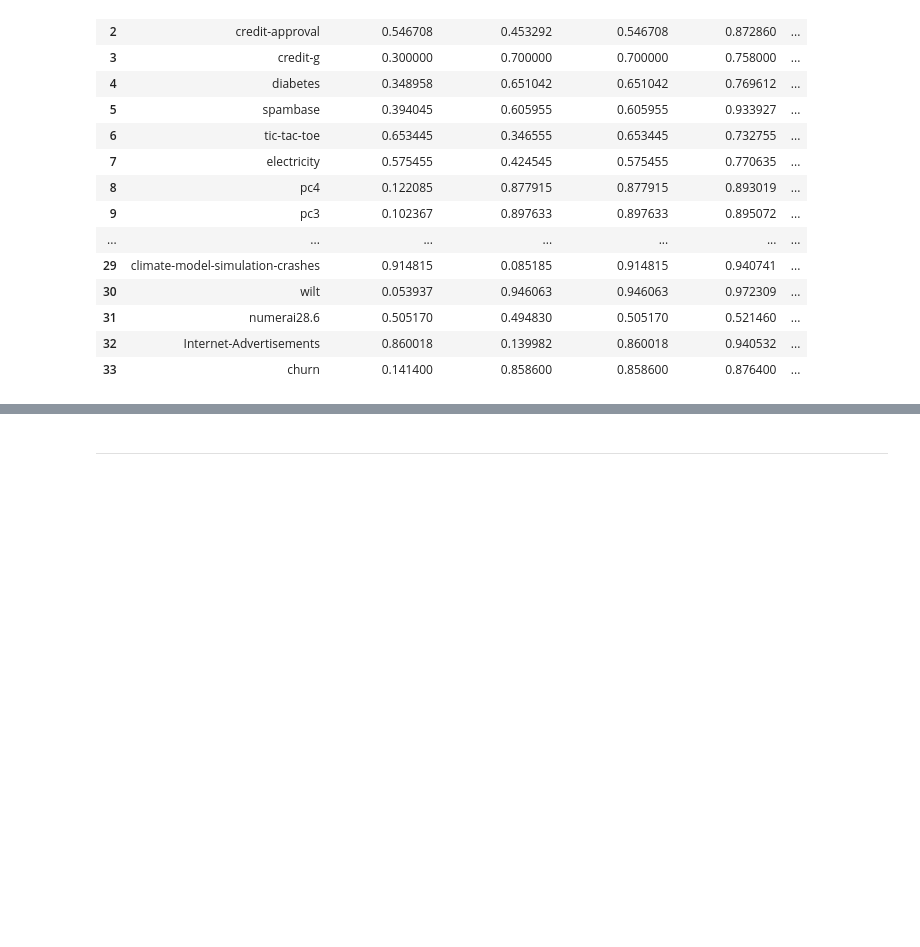
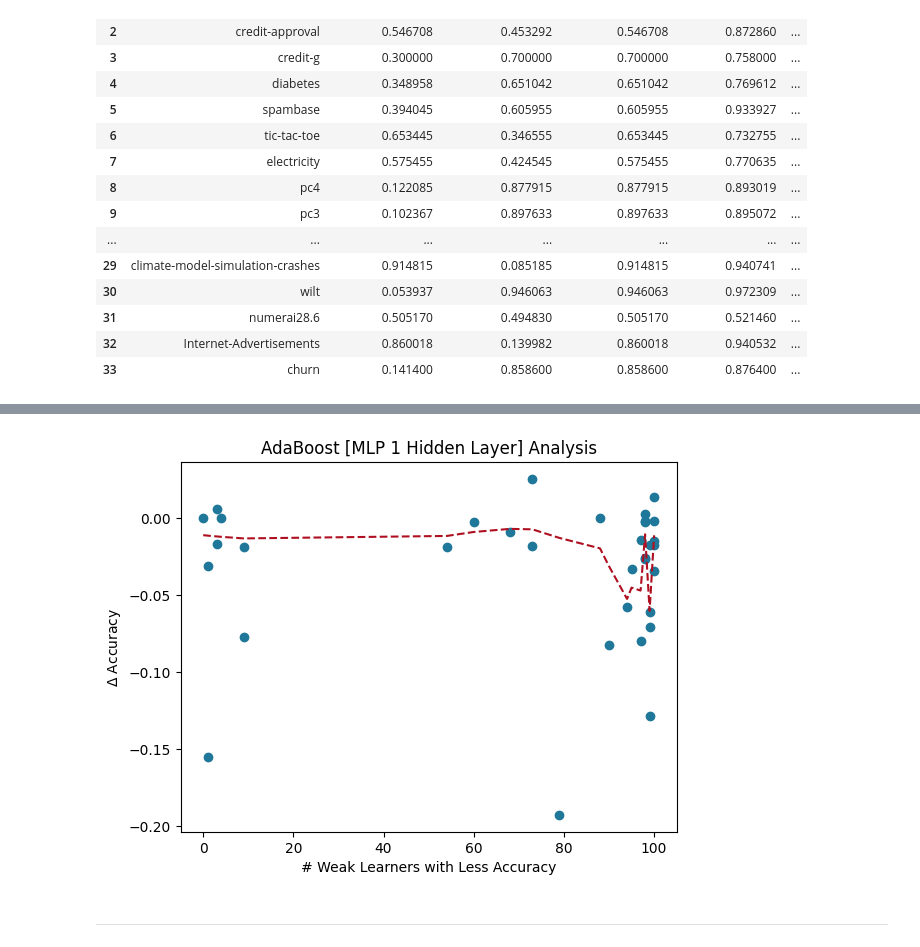
Before and after one commit to EstevesX10/ML1-AdaBoost-Analysis-Optimization, a Jupyter notebook: AdaBoost/AdaBoost.ipynb, the cells around one changed output, grey strips where cells are left out. Saved outputs shown, nothing was run; the diff lists cells and outputs as text; code cells hidden in the pictures; blank space fills up the shorter version.

```diff
--- a/AdaBoost/AdaBoost.ipynb
+++ b/AdaBoost/AdaBoost.ipynb
@@ -480,0 +417,14 @@ Plot_Critial_Difference_Diagram(weak_learner_modifications_matrix, colors)
+# %%
+WEAK_LEARNERS_FILE = './Experimental Results/AdaBoost_Weak_Learner_New_Modifications_Results'
+try:
+    New_Weak_Learner_Modifications_Results_df = pd.read_csv(WEAK_LEARNERS_FILE + '.csv')
+    New_Weak_Learner_Modifications_Results = Load_json_file(WEAK_LEARNERS_FILE + '.json')
+except:
+    models = [AdaBoost(), AdaBoostMLP()]
+    (New_Weak_Learner_Modifications_Results_df,
+     New_Weak_Learner_Modifications_Results) = Evaluate_Models(my_tasks, models, ['AdaBoost [Base]', 'AdaBoost [MLP 1 Hidden Layer]'])
+
+    New_Weak_Learner_Modifications_Results_df.to_csv(WEAK_LEARNERS_FILE + '.csv', index=False)
+    Save_json_file(New_Weak_Learner_Modifications_Results, WEAK_LEARNERS_FILE + '.json')
+
+New_Weak_Learner_Modifications_Results_df
@@ -481,3 +449,10 @@ Plot_Critial_Difference_Diagram(weak_learner_modifications_matrix, colors)
+# %%
+# Managing and PLotting Results
+new_results = Manage_Results(New_Weak_Learner_Modifications_Results)
+for idx, result in enumerate(new_results):
+    Plot_Scatterplot(result, f"{New_Weak_Learner_Modifications_Results_df.columns[idx+5]} Analysis", f"$\Delta$ Accuracy", '# Weak Learners with Less Accuracy')
+# %% [output]
+[figure, added]
 # %% [markdown]
 ---
 # %%
```
Also changed, not shown: parts of 22 cells of this notebook.
